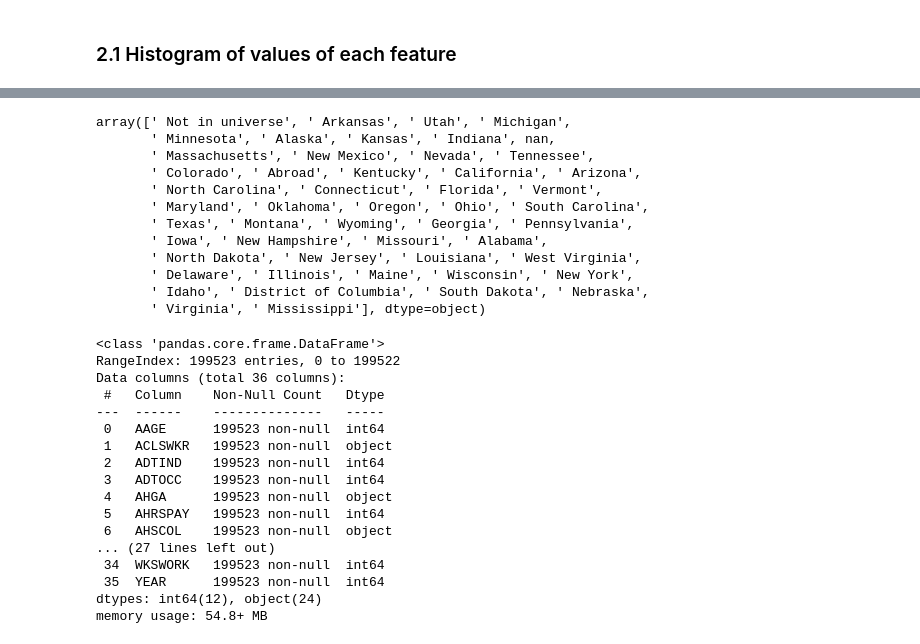
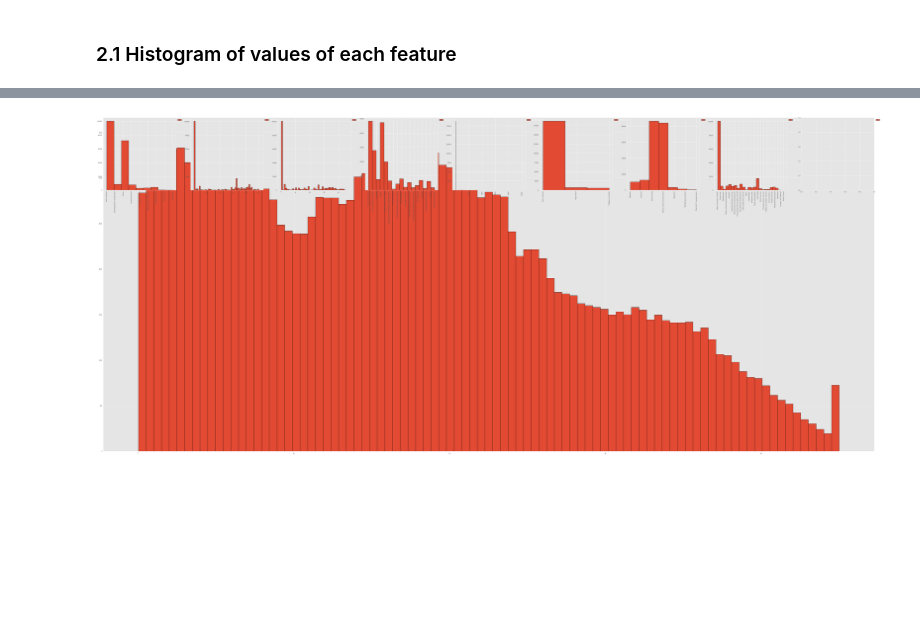
Before and after one commit to PritishWadhwa/ML-Assignments, a Jupyter notebook: Assignment3/Q1.ipynb, the cells around one changed output, grey strips where cells are left out. Drawn from its saved outputs; the diff is of its cells as text; code cells hidden in the pictures; blank space fills up the shorter version.

```diff
--- a/Assignment3/Q1.ipynb
+++ b/Assignment3/Q1.ipynb
@@ -60,0 +66,4 @@ population.describe()
+# %%
+for i in population.columns:
+    if population[i].dtype != 'int64':
+        population[i] = population[i].str.strip()
@@ -61,5 +90,5 @@ population.describe()
 # %%
-population = population.replace(' ?', np.nan)
+population = population.replace('?', np.NaN)
 # %%
 columns = []
 percentageOfNan = []
@@ -105,9 +134,3 @@ Index(['AAGE', 'ACLSWKR', 'ADTIND', 'ADTOCC', 'AHGA', 'AHRSPAY', 'AHSCOL',
 ## 2. Feature Analysis
 # %% [markdown]
 ### 2.1 Histogram of values of each feature
-# %%
-for i in preprocessedPopulation.columns:
-    print(i)
-    plt.hist(preprocessedPopulation[i], bins=len(preprocessedPopulation[i].unique()), label=i)
-    plt.xticks(rotation=90, fontsize=10)
-    plt.show()
@@ -128,35 +137,25 @@ AHRSPAY
-# %%
-preprocessedPopulation['GRINST'].unique()
-# %% [output]
-array([' Not in universe', ' Arkansas', ' Utah', ' Michigan',
-       ' Minnesota', ' Alaska', ' Kansas', ' Indiana', nan,
-       ' Massachusetts', ' New Mexico', ' Nevada', ' Tennessee',
-       ' Colorado', ' Abroad', ' Kentucky', ' California', ' Arizona',
-       ' North Carolina', ' Connecticut', ' Florida', ' Vermont',
-       ' Maryland', ' Oklahoma', ' Oregon', ' Ohio', ' South Carolina',
-       ' Texas', ' Montana', ' Wyoming', ' Georgia', ' Pennsylvania',
-       ' Iowa', ' New Hampshire', ' Missouri', ' Alabama',
-       ' North Dakota', ' New Jersey', ' Louisiana', ' West Virginia',
-       ' Delaware', ' Illinois', ' Maine', ' Wisconsin', ' New York',
-       ' Idaho', ' District of Columbia', ' South Dakota', ' Nebraska',
-       ' Virginia', ' Mississippi'], dtype=object)
-# %%
-preprocessedPopulation.info()
-# %% [output]
-<class 'pandas.core.frame.DataFrame'>
-RangeIndex: 199523 entries, 0 to 199522
-Data columns (total 36 columns):
- #   Column    Non-Null Count   Dtype
----  ------    --------------   -----
- 0   AAGE      199523 non-null  int64
- 1   ACLSWKR   199523 non-null  object
- 2   ADTIND    199523 non-null  int64
- 3   ADTOCC    199523 non-null  int64
- 4   AHGA      199523 non-null  object
- 5   AHRSPAY   199523 non-null  int64
- 6   AHSCOL    199523 non-null  object
-... (27 lines left out)
- 34  WKSWORK   199523 non-null  int64
- 35  YEAR      199523 non-null  int64
-dtypes: int64(12), object(24)
-memory usage: 54.8+ MB
+# %%
+plt.style.use('ggplot')
+fig = plt.figure(figsize=(90, 40))
+row = 4
+col = 9
+plotNo = 1
+for j in tqdm(range(len(preprocessedPopulation.columns))):
+    if plotNo == 10:
+        break
+    # if i != 'GRINST' and i != 'PEFNTVTY' and i != 'PEMNTVTY' and i != 'PENATVTY':
+    # print(i)
+    i = preprocessedPopulation.columns[j]
+    plt.hist(preprocessedPopulation[i].replace(np.NaN, 'NaN'), bins=len(preprocessedPopulation[i].unique()), label=i, edgecolor='black', linewidth=1.2, histtype='barstacked')
+    plt.legend(loc='upper left', bbox_to_anchor=(1, 1), fontsize=12)
+    plt.xticks(rotation=90, fontsize=10)
+    plt.title(i)
+    fig.add_subplot(row, col, plotNo)
+    plotNo += 1
+    # col += 1
+    # if col == 9:
+    #     col = 0
+    #     row += 1
+plt.show()
+# %% [output]
+[figure, added]
```
Also changed, not shown: parts of 4 cells of this notebook.
